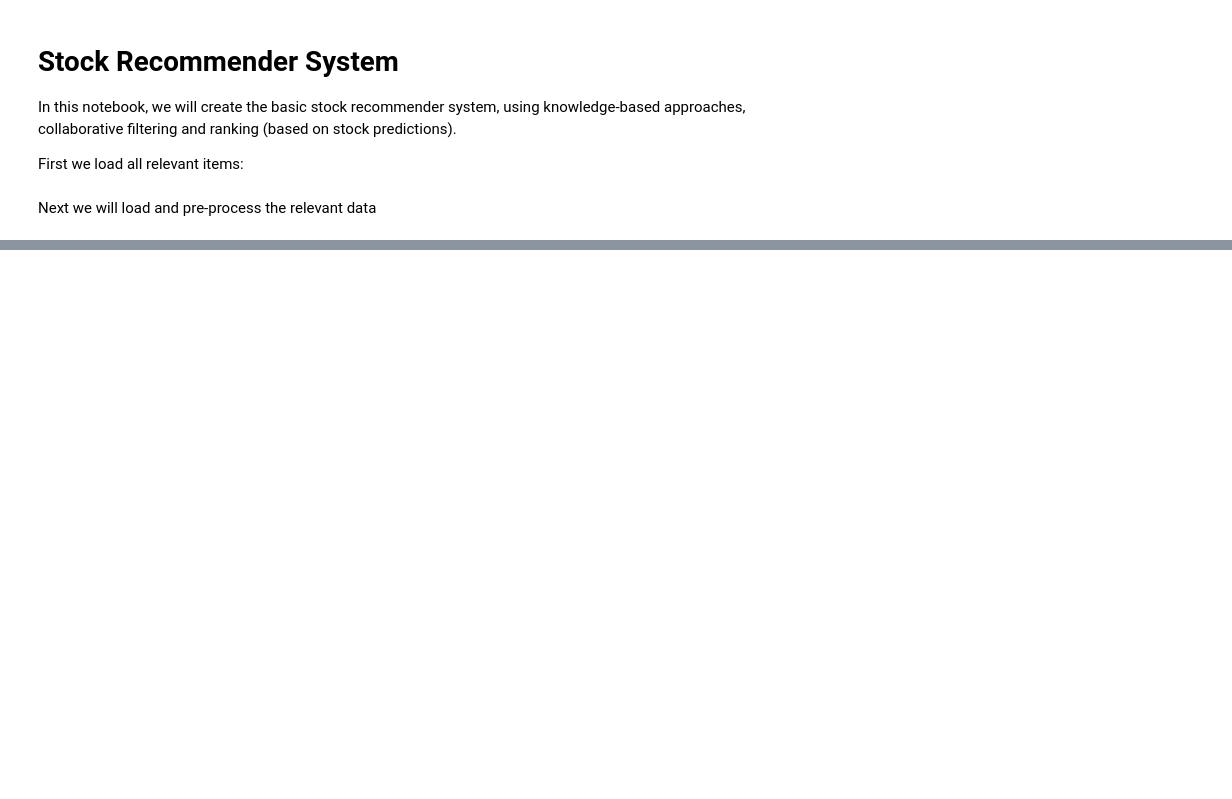
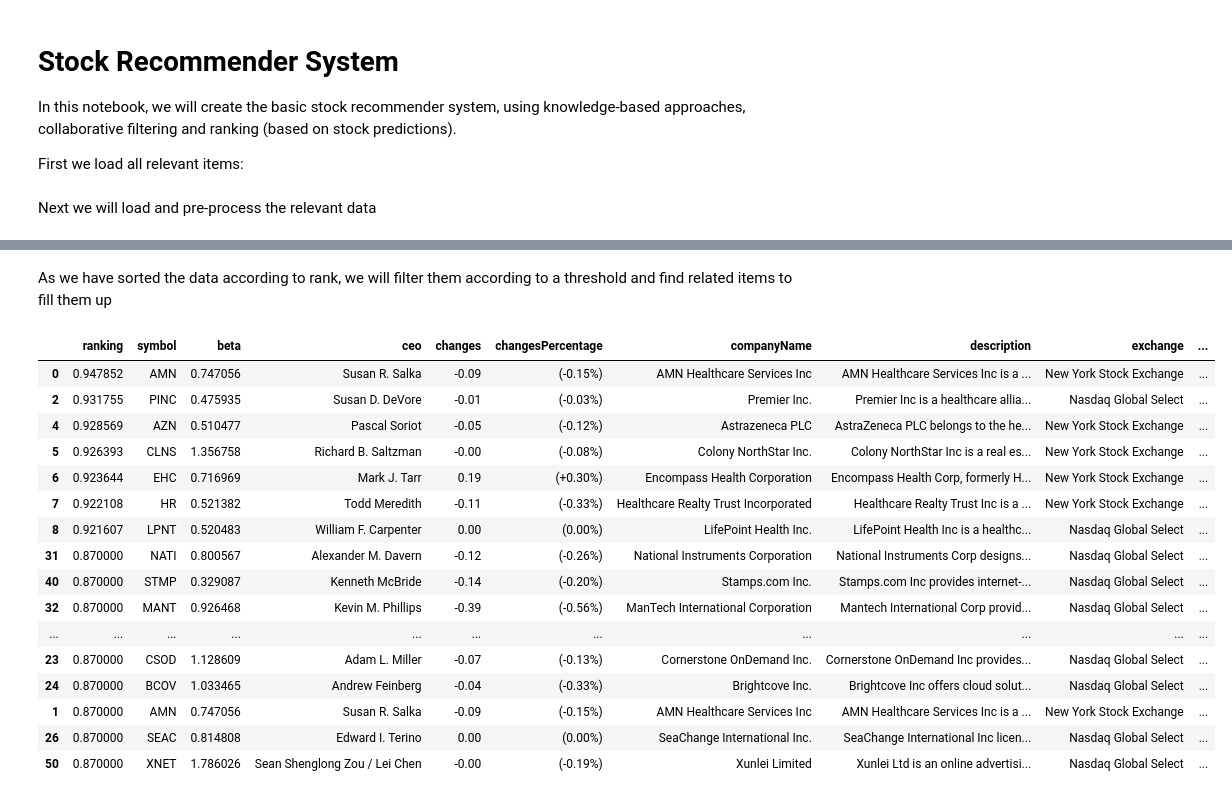
Before and after one commit to felixnext/stock_trend_analysis, a Jupyter notebook: notebooks/03-2_recommender.ipynb, the cells around one changed output, grey strips where cells are left out. Cells and saved outputs as stored; diff of their text form; code cells hidden in the pictures; blank space fills up the shorter version.

```diff
--- a/notebooks/03-2_recommender.ipynb
+++ b/notebooks/03-2_recommender.ipynb
@@ -28,8 +31,8 @@ cache = rcmd.stocks.Cache()
 df_profile = cache.load_profile_data()
 
 # generate glove embeddings
-rec.glove.download('twitter')
-gt = rec.glove.GloVeTransformer('twitter', 25, 'sent', tokenizer=rec.nlp.tokenize_clean)
+skr.glove.download('twitter')
+gt = skr.glove.GloVeTransformer('twitter', 25, 'sent', tokenizer=skr.nlp.tokenize_clean)
 embs = gt.transform(df_profile['description'].fillna(""))
 df_embs = pd.concat([df_profile[['symbol']], pd.DataFrame(embs)], axis=1).set_index('symbol')
 
@@ -37,4 +40,8 @@ df_embs = pd.concat([df_profile[['symbol']], pd.DataFrame(embs)], axis=1).set_in
 df_sector_dummy = pd.get_dummies(df_profile['sector'], dummy_na=True, prefix='sector')
 df_industry_dummy = pd.get_dummies(df_profile['industry'], dummy_na=True, prefix='industry')
 df_exchange_dummy = pd.get_dummies(df_profile['exchange'], dummy_na=True, prefix='exchange')
-df_cats = pd.concat([df_profile[['symbol']], df_sector_dummy, df_industry_dummy, df_exchange_dummy], axis=1).set_index('symbol')
+df_cats = pd.concat([df_profile[['symbol']], df_sector_dummy, df_industry_dummy, df_exchange_dummy], axis=1)
+
+# generate similarity matrix
+tf = skr.transformer.SimilarityTransformer(cols=(1, None), index_col='symbol', normalize=True)
+df_sim = tf.transform(df_cats)
@@ -40,0 +54,10 @@ df_cats = pd.concat([df_profile[['symbol']], df_sector_dummy, df_industry_dummy,
+# %%
+query = 'Healthcare'
+
+# embed the query
+query_emb = gt.transform([query])
+
+# rank each stock according to cosine similarity
+rank = cosine_similarity(df_embs, query_emb)
+df_res = pd.concat([df_profile, pd.DataFrame(rank, columns=['cosine'])], axis=1)
+df_res.sort_values(by='cosine', ascending=False).head()
@@ -40,0 +72,46 @@ df_cats = pd.concat([df_profile[['symbol']], df_sector_dummy, df_industry_dummy,
+# %% [markdown]
+As we have sorted the data according to rank, we will filter them according to a threshold and find related items to fill them up
+# %%
+cosine_threshold = .92
+sim_threshold = .65
+max_stocks = 50
+
+df_res = pd.concat([df_profile['symbol'], pd.DataFrame(rank, columns=['cosine'])], axis=1)
+df_res = df_res.sort_values(by='cosine', ascending=False)
+df_res = df_res[df_res['cosine'] > cosine_threshold].dropna()
+
+# find related items
+symbols = df_res['symbol'].values
+res_symbols = list(np.copy(symbols))
+res_rankings = list(np.copy(df_res['cosine'].values))
+for symbol in symbols:
+    df_row = df_sim.loc[symbol].sort_values(ascending=False)
+    df_row = df_row[df_row > sim_threshold]
+    for col in df_row.index:
+        if isinstance(col, float): continue
+        if len(res_symbols) > max_stocks: break
+        res_symbols.append(col)
+        res_rankings.append(cosine_threshold - 0.05)
+    if len(res_symbols) > max_stocks: break
+
+df_res = pd.DataFrame({'symbol': res_symbols, 'ranking': res_rankings})
+df_res = pd.merge(df_res, df_profile, on='symbol').sort_values(by='ranking', ascending=False)
+df_res
+# %% [output]
+|  | ranking | symbol | beta | ceo | changes | changesPercentage | companyName | description | exchange | ... |
+| 0 | 0.947852 | AMN | 0.747056 | Susan R. Salka | -0.09 | (-0.15%) | AMN Healthcare Services Inc | AMN Healthcare Services Inc is a ... | New York Stock Exchange | ... |
+| 2 | 0.931755 | PINC | 0.475935 | Susan D. DeVore | -0.01 | (-0.03%) | Premier Inc. | Premier Inc is a healthcare allia... | Nasdaq Global Select | ... |
+| 4 | 0.928569 | AZN | 0.510477 | Pascal Soriot | -0.05 | (-0.12%) | Astrazeneca PLC | AstraZeneca PLC belongs to the he... | New York Stock Exchange | ... |
+| 5 | 0.926393 | CLNS | 1.356758 | Richard B. Saltzman | -0.00 | (-0.08%) | Colony NorthStar Inc. | Colony NorthStar Inc is a real es... | New York Stock Exchange | ... |
+| 6 | 0.923644 | EHC | 0.716969 | Mark J. Tarr | 0.19 | (+0.30%) | Encompass Health Corporation | Encompass Health Corp, formerly H... | New York Stock Exchange | ... |
+| 7 | 0.922108 | HR | 0.521382 | Todd Meredith | -0.11 | (-0.33%) | Healthcare Realty Trust Incorporated | Healthcare Realty Trust Inc is a ... | New York Stock Exchange | ... |
+| 8 | 0.921607 | LPNT | 0.520483 | William F. Carpenter | 0.00 | (0.00%) | LifePoint Health Inc. | LifePoint Health Inc is a healthc... | Nasdaq Global Select | ... |
+| 31 | 0.870000 | NATI | 0.800567 | Alexander M. Davern | -0.12 | (-0.26%) | National Instruments Corporation | National Instruments Corp designs... | Nasdaq Global Select | ... |
+| 40 | 0.870000 | STMP | 0.329087 | Kenneth McBride | -0.14 | (-0.20%) | Stamps.com Inc. | Stamps.com Inc provides internet-... | Nasdaq Global Select | ... |
+| 32 | 0.870000 | MANT | 0.926468 | Kevin M. Phillips | -0.39 | (-0.56%) | ManTech International Corporation | Mantech International Corp provid... | Nasdaq Global Select | ... |
+| ... | ... | ... | ... | ... | ... | ... | ... | ... | ... | ... |
+| 23 | 0.870000 | CSOD | 1.128609 | Adam L. Miller | -0.07 | (-0.13%) | Cornerstone OnDemand Inc. | Cornerstone OnDemand Inc provides... | Nasdaq Global Select | ... |
+| 24 | 0.870000 | BCOV | 1.033465 | Andrew Feinberg | -0.04 | (-0.33%) | Brightcove Inc. | Brightcove Inc offers cloud solut... | Nasdaq Global Select | ... |
+| 1 | 0.870000 | AMN | 0.747056 | Susan R. Salka | -0.09 | (-0.15%) | AMN Healthcare Services Inc | AMN Healthcare Services Inc is a ... | New York Stock Exchange | ... |
+| 26 | 0.870000 | SEAC | 0.814808 | Edward I. Terino | 0.00 | (0.00%) | SeaChange International Inc. | SeaChange International Inc licen... | Nasdaq Global Select | ... |
+| 50 | 0.870000 | XNET | 1.786026 | Sean Shenglong Zou / Lei Chen | -0.00 | (-0.19%) | Xunlei Limited | Xunlei Ltd is an online advertisi... | Nasdaq Global Select | ... |
```
Also changed, not shown: parts of 4 cells of this notebook, 7 other files.
